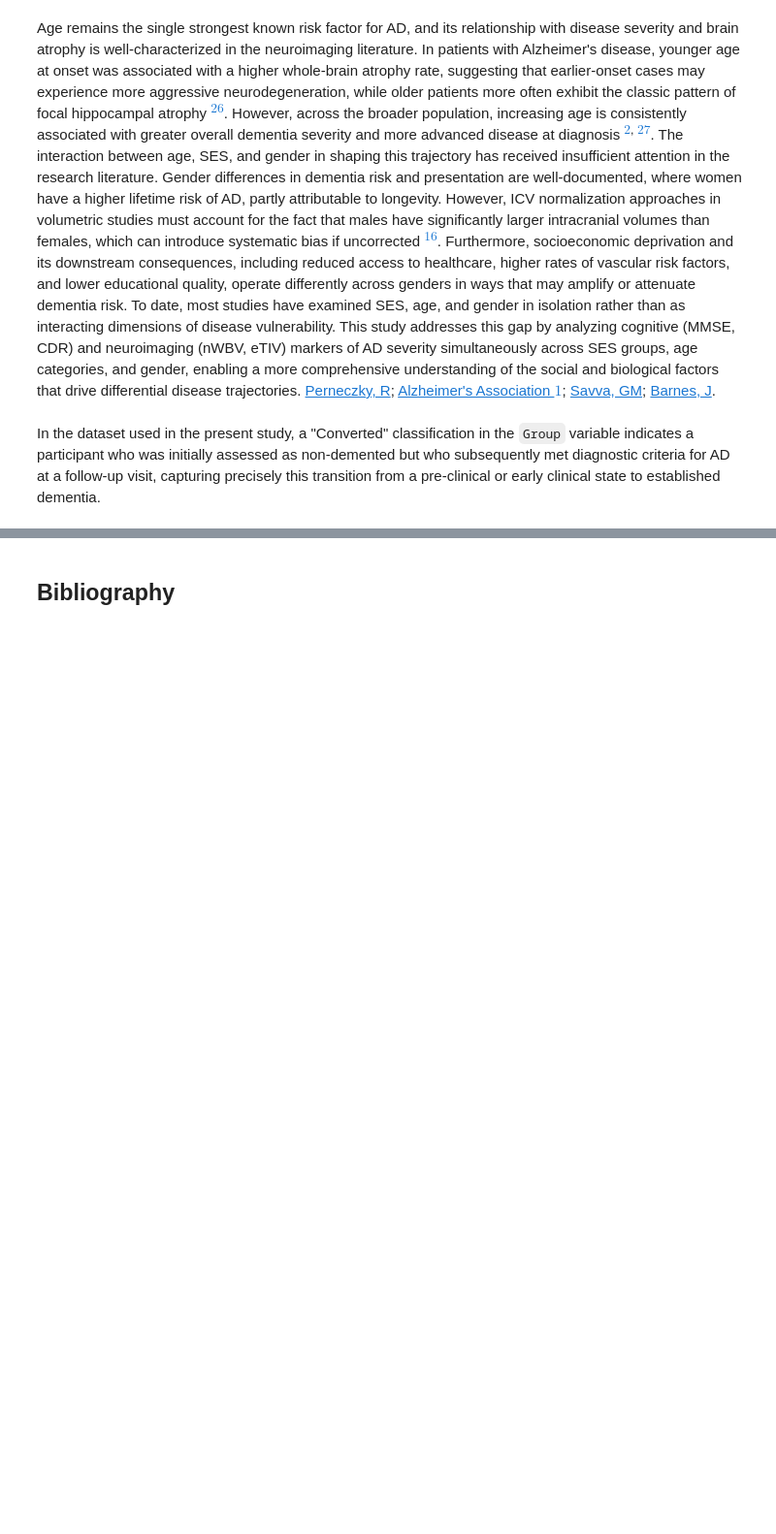
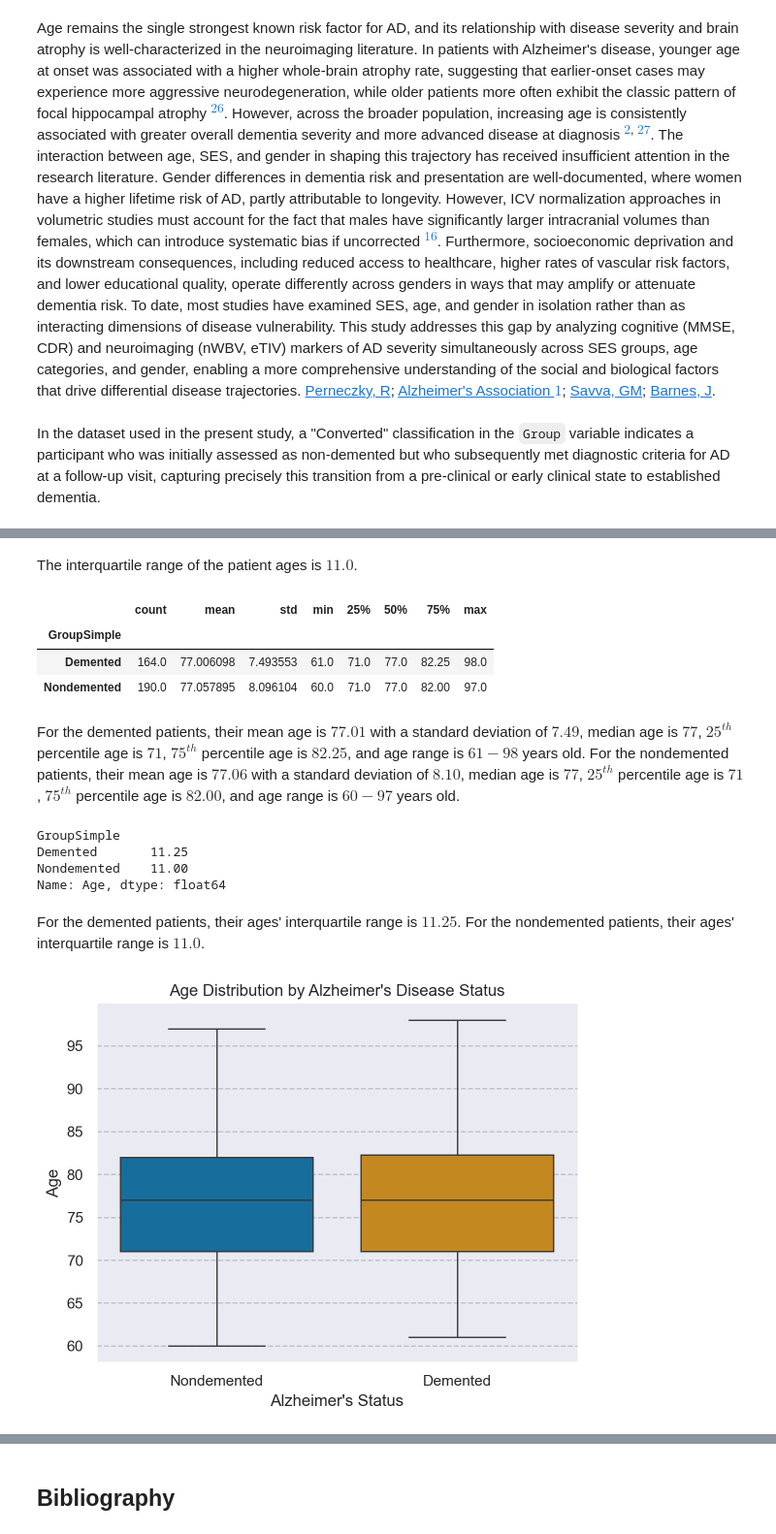
Before and after one commit to LaibaSiddique-GW/FinalProject, a Jupyter notebook: Alzheimers_Final_Project.ipynb, the cells around one changed output, grey strips where cells are left out. Shown at 97% size. Saved outputs shown, nothing was run; the diff lists cells and outputs as text; code cells hidden in the pictures; blank space fills up the shorter version.

```diff
--- a/Alzheimers_Final_Project.ipynb
+++ b/Alzheimers_Final_Project.ipynb
@@ -51,0 +277,39 @@ In the dataset used in the present study, a "Converted" classification in the `G
+# %% [markdown]
+The interquartile range of the patient ages is $11.0$.
+# %%
+# Calculate summary statistics of the `Age` column grouped by each category of the `GroupSimple` column
+df.groupby('GroupSimple')['Age'].describe()
+# %% [output]
+|  | count | mean | std | min | 25% | 50% | 75% | max |
+| GroupSimple |  |  |  |  |  |  |  |  |
+| Demented | 164.0 | 77.006098 | 7.493553 | 61.0 | 71.0 | 77.0 | 82.25 | 98.0 |
+| Nondemented | 190.0 | 77.057895 | 8.096104 | 60.0 | 71.0 | 77.0 | 82.00 | 97.0 |
+# %% [markdown]
+For the demented patients, their mean age is $77.01$ with a standard deviation of $7.49$, median age is $77$,  $25^{th}$ percentile age is $71$,  $75^{th}$ percentile age is $82.25$, and age range is $61-98$ years old. For the nondemented patients, their mean age is $77.06$ with a standard deviation of $8.10$, median age is $77$,  $25^{th}$ percentile age is $71$,  $75^{th}$ percentile age is $82.00$, and age range is $60-97$ years old.
+# %%
+# Use the stats module to calculate the interquartile range for each category of the `GroupSimple` column
+df.groupby('GroupSimple')['Age'].apply(stats.iqr)
+# %% [output]
+GroupSimple
+Demented       11.25
+Nondemented    11.00
+Name: Age, dtype: float64
+# %% [markdown]
+For the demented patients, their ages' interquartile range is $11.25$. For the nondemented patients, their ages' interquartile range is $11.0$.
+# %%
+# Create a box-and-whisker plot of the `Age` column for each category of the `GroupSimple` column using seraborn
+# Add the title "Age Distribution by Alzheimer's Disease Status" and label the axes
+# Add a horizontal grid to the plot. Make sure the grid lines are behind the bars
+# Remove the right and top spines
+# show outliers in the boxplot and use the colorblind palette
+sns.boxplot(data=df, x='GroupSimple', y='Age', palette='colorblind', hue='GroupSimple', dodge=False, zorder=3, showfliers=True)
+plt.title('Age Distribution by Alzheimer\'s Disease Status')
+plt.xlabel('Alzheimer\'s Status')
+plt.ylabel('Age')
+# Use grey for the grid lines
+plt.grid(axis='y', linestyle='--', alpha=.4, zorder=0, color='grey')
+plt.gca().set_axisbelow(True)
+sns.despine()
+plt.show()
+# %% [output]
+[figure, added]
```
Also changed, not shown: parts of 139 cells of this notebook, 1 other file.
